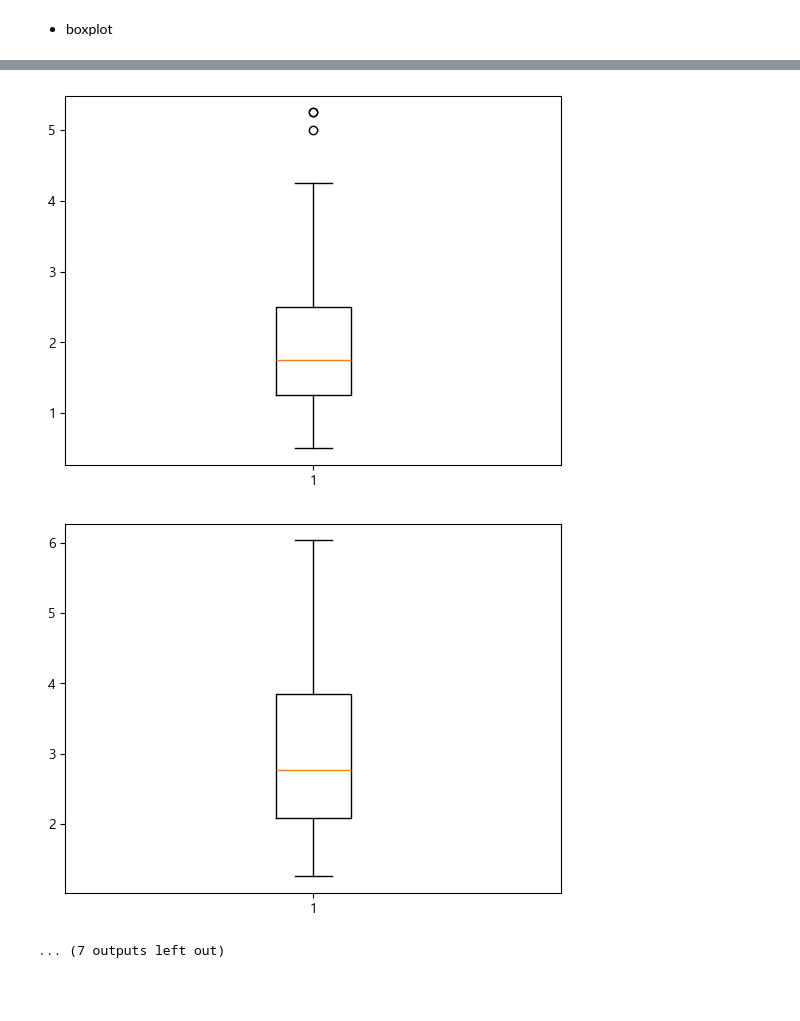
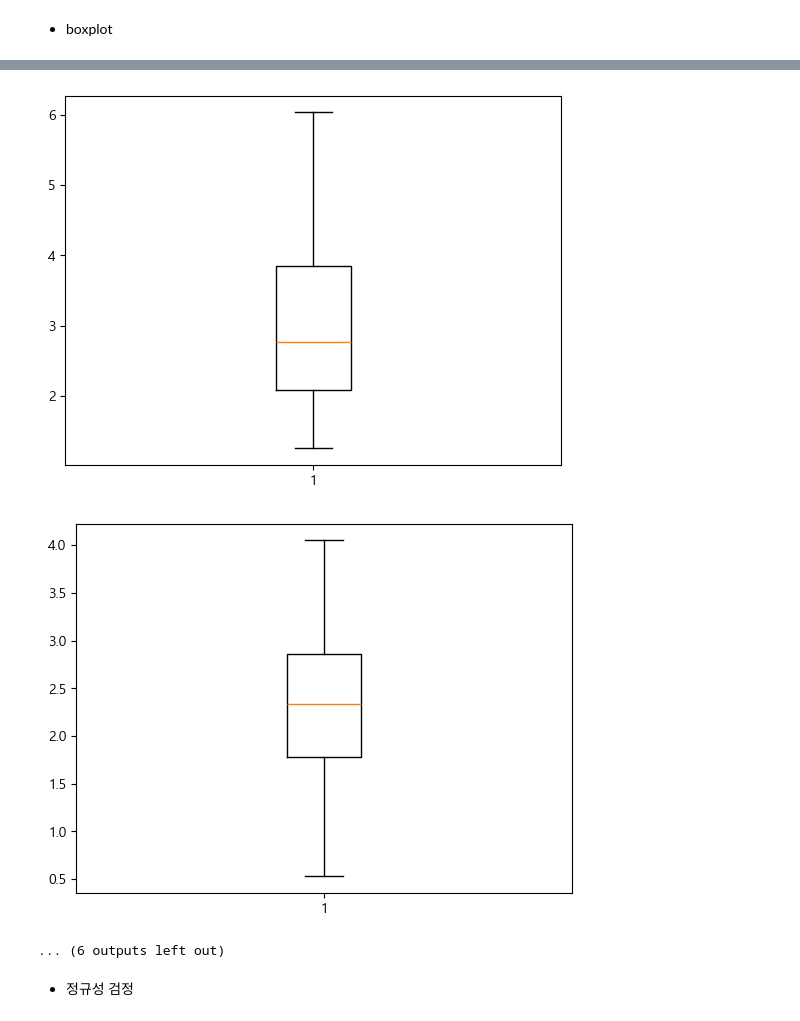
Before and after one commit to Jay-hook/mine, a Jupyter notebook: Monthlypreprocessing.ipynb, the cells around one changed output, grey strips where cells are left out. Cells and saved outputs as stored; diff of their text form; code cells hidden in the pictures; blank space fills up the shorter version.

```diff
--- a/Monthlypreprocessing.ipynb
+++ b/Monthlypreprocessing.ipynb
@@ -99,2 +100,6 @@ df.describe()
+# %%
+Mdate = df['시점']
+y = df['KRW/USD']
+X = df.drop(['시점', 'KRW/USD'], axis=1)
 # %% [markdown]
 - boxplot
@@ -113,5 +106,5 @@ plt.boxplot(df[df.columns[1]])
 # %%
-for i in df.columns[1:]:
-    plt.boxplot(df[i])
+for i in X.columns[1:]:
+    plt.boxplot(X[i])
     plt.show()
 # %% [output]
@@ -128,3 +121,5 @@ for i in df.columns[1:]:
-[figure, old version]
+[figure, new version]
-[figure, old version]
+[figure, new version]
-... (7 outputs left out)
+... (6 outputs left out)
+# %% [markdown]
+- 정규성 검정
```
Also changed, not shown: parts of 30 cells of this notebook, 4 other files.
